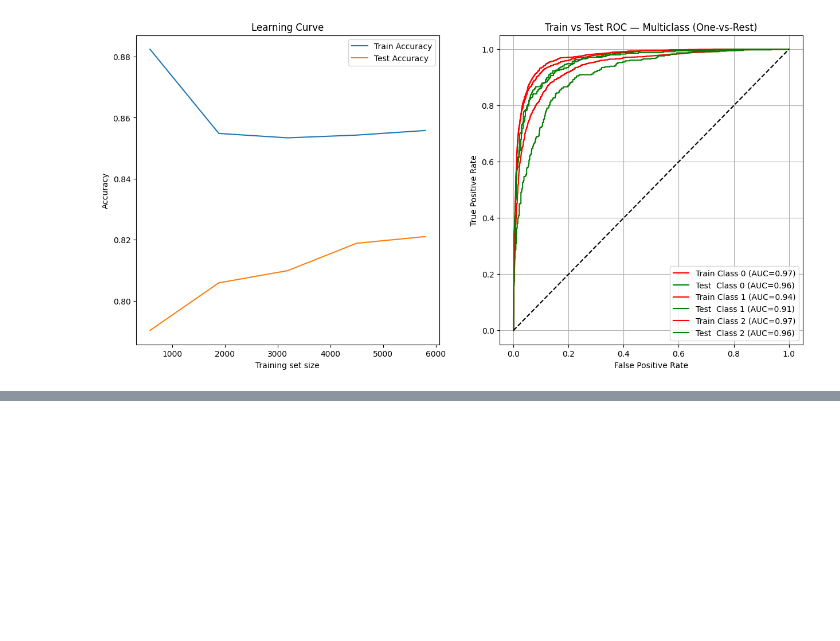
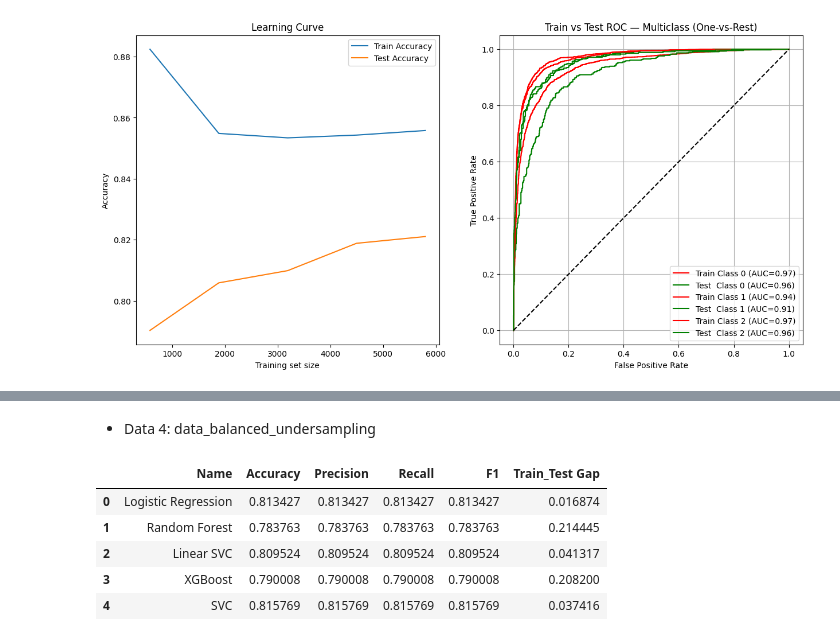
Before and after one commit to anass17/AeroStream, a Jupyter notebook: notebooks/06_model_training.ipynb, the cells around one changed output, grey strips where cells are left out. Saved outputs shown, nothing was run; the diff lists cells and outputs as text; code cells hidden in the pictures; blank space fills up the shorter version.

```diff
--- a/notebooks/06_model_training.ipynb
+++ b/notebooks/06_model_training.ipynb
@@ -566,0 +602,11 @@ weighted avg       0.82      0.82      0.82      1281
+# %% [markdown]
+- Data 4: data_balanced_undersampling
+# %%
+scores_df_undersampling
+# %% [output]
+|  | Name | Accuracy | Precision | Recall | F1 | Train_Test Gap |
+| 0 | Logistic Regression | 0.813427 | 0.813427 | 0.813427 | 0.813427 | 0.016874 |
+| 1 | Random Forest | 0.783763 | 0.783763 | 0.783763 | 0.783763 | 0.214445 |
+| 2 | Linear SVC | 0.809524 | 0.809524 | 0.809524 | 0.809524 | 0.041317 |
+| 3 | XGBoost | 0.790008 | 0.790008 | 0.790008 | 0.790008 | 0.208200 |
+| 4 | SVC | 0.815769 | 0.815769 | 0.815769 | 0.815769 | 0.037416 |
```
Also changed, not shown: parts of 8 cells of this notebook.
